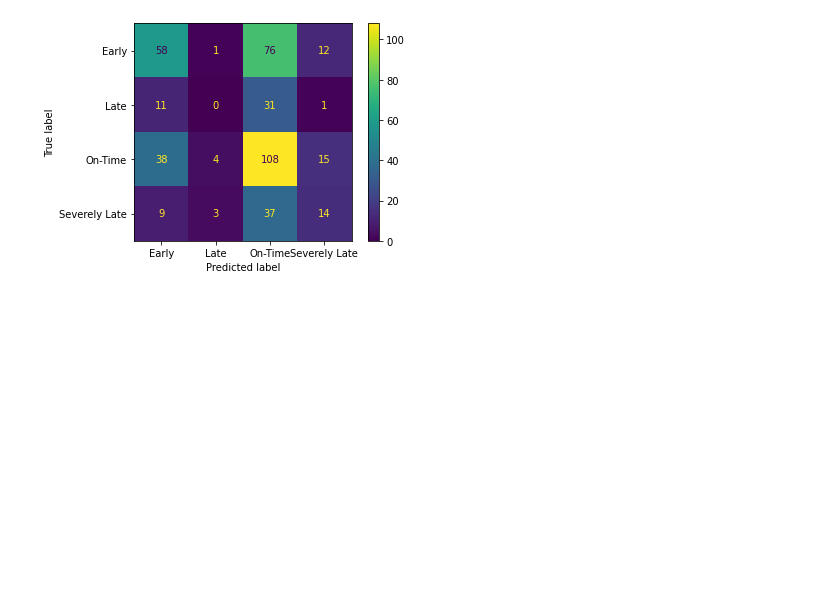
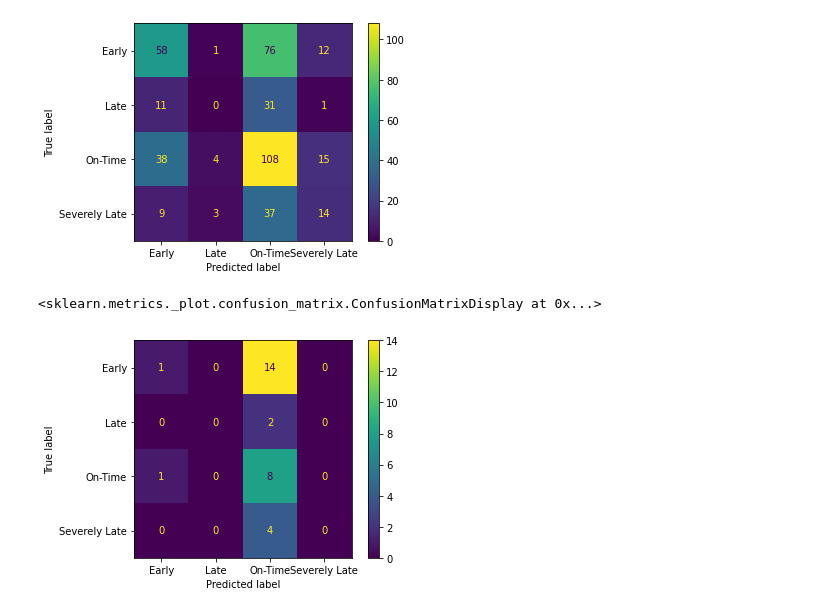
Before and after one commit to SangeethaVenkatesan/Syracuse-Flight-Arrival-Category-Prediction, a Jupyter notebook: models/catboost_classifier.ipynb, the cells around one changed output. Cells and saved outputs as stored; diff of their text form; code cells hidden in the pictures; blank space fills up the shorter version.

Commit message:
added model accuracy

```diff
--- a/models/catboost_classifier.ipynb
+++ b/models/catboost_classifier.ipynb
@@ -147,2 +147,21 @@ april_12_14['Status']= np.array(model.predict(april_12_14)).tolist()
 # %%
 april_12_14.to_csv('initial-predictions.csv', index = False)
+# %%
+april_12_14_actual = pd.read_csv('project csv(Apr 12-15)_actuals.csv')
+april_12_14_predicted = pd.read_csv('initial-predictions.csv')
+# %%
+april_12_14_actual = april_12_14_actual.iloc[:-1,:]
+april_12_14_predicted = april_12_14_predicted.iloc[:-1,:]
+# %%
+actual_preds = april_12_14_actual['Status ']
+predicted_pred = april_12_14_predicted['Status']
+# %%
+from sklearn.metrics import ConfusionMatrixDisplay
+cm = confusion_matrix(actual_preds, predicted_pred, labels=model.classes_)
+disp = ConfusionMatrixDisplay(confusion_matrix=cm,
+                            display_labels=model.classes_)
+
+disp.plot()
+# %% [output]
+<sklearn.metrics._plot.confusion_matrix.ConfusionMatrixDisplay at 0x...>
+[figure, added]
```
Also changed, not shown: parts of 3 cells of this notebook, 5 other files.
